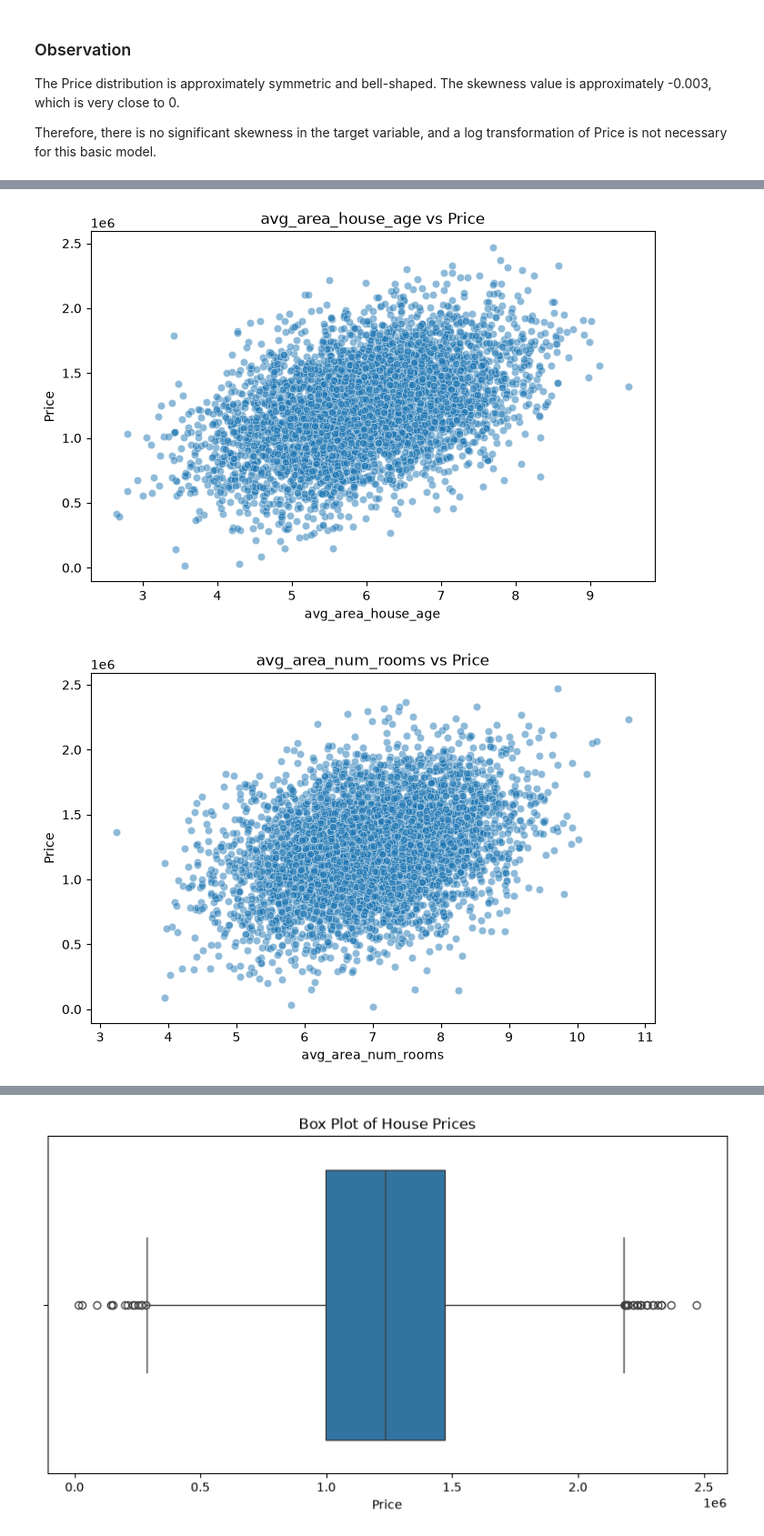
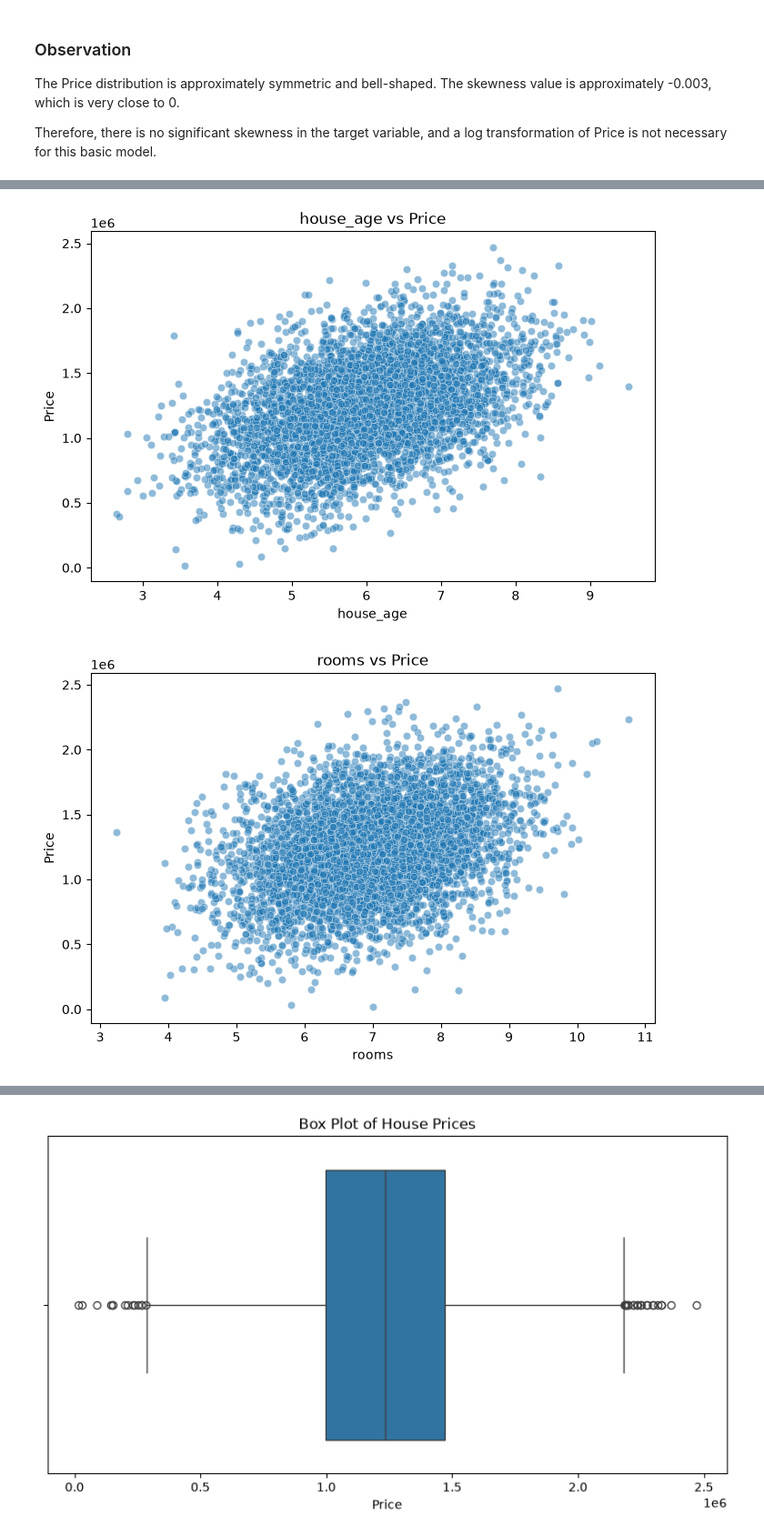
Before and after one commit to shivampandey99/House-Price-Prediction, a Jupyter notebook: Notebook/House_Price_Prediction.ipynb, the cells around one changed output, grey strips where cells are left out. Shown at 91% size. Saved outputs shown, nothing was run; the diff lists cells and outputs as text; code cells hidden in the pictures.

```diff
--- a/Notebook/House_Price_Prediction.ipynb
+++ b/Notebook/House_Price_Prediction.ipynb
@@ -109,11 +109,11 @@ df.head()
 | 4 | 59982.197226 | 5.040555 | 7.839388 | 4.23 | 26354.109472 | ... |
 # %%
 df = df.rename(columns={
-    "Avg. Area Income": "avg_area_income",
-    "Avg. Area House Age": "avg_area_house_age",
-    "Avg. Area Number of Rooms": "avg_area_num_rooms",
-    "Avg. Area Number of Bedrooms": "avg_area_num_bedrooms",
-    "Area Population": "area_population",
+    "Avg. Area Income": "income",
+    "Avg. Area House Age": "house_age",
+    "Avg. Area Number of Rooms": "rooms",
+    "Avg. Area Number of Bedrooms": "bedrooms",
+    "Area Population": "population",
     "Price": "price"
 })
 
@@ -207,10 +205,10 @@ plt.show()
 # %%
 features = [
-    "avg_area_income",
-    "avg_area_house_age",
-    "avg_area_num_rooms",
-    "avg_area_num_bedrooms",
-    "area_population"
+    "income",
+    "house_age",
+    "rooms",
+    "bedrooms",
+    "population"
 ]
 
 for feature in features:
@@ -220,7 +218,7 @@ for feature in features:
         data=df,
         x=feature,
         y="price",
-        alpha= 0.5
+        alpha=0.5
     )
 
     plt.title(f"{feature} vs Price")
@@ -233,2 +231,2 @@ for feature in features:
-[figure, old version]
+[figure, new version]
-[figure, old version]
+[figure, new version]
```
Also changed, not shown: parts of 32 cells of this notebook, 8 other files.
